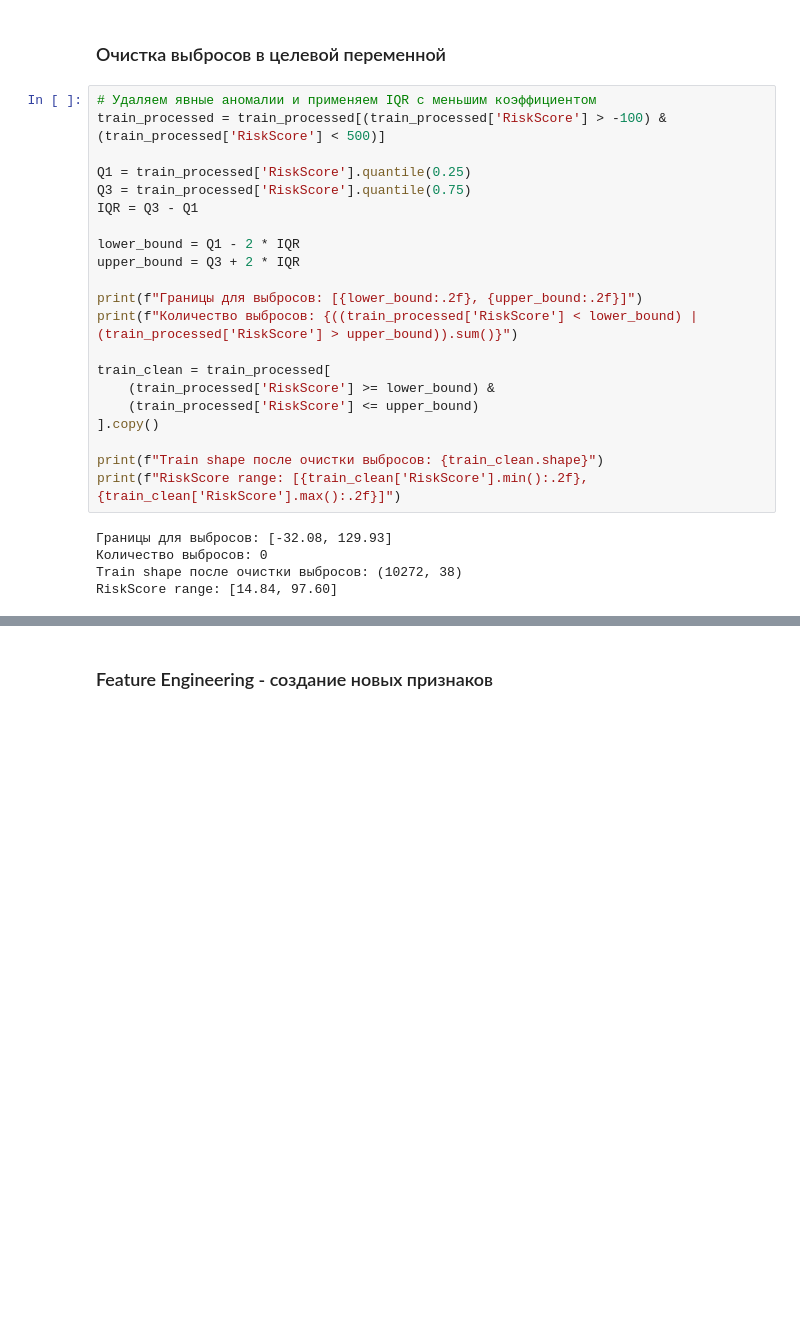
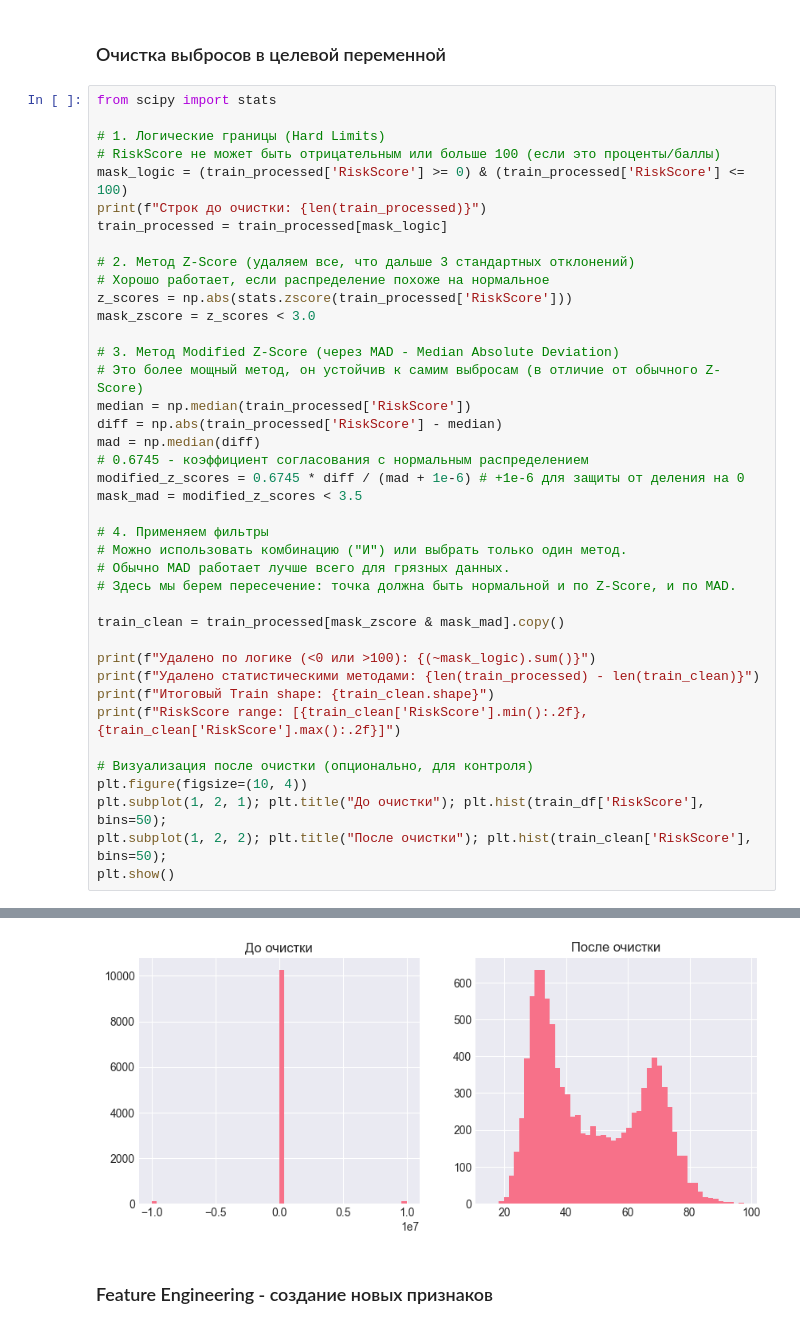
Before and after one commit to NikitaKoros/ml-5-sem, a Jupyter notebook: lab1/lab1.ipynb, the cells around one changed output, grey strips where cells are left out. Cells and saved outputs as stored; diff of their text form; blank space fills up the shorter version.

```diff
--- a/lab1/lab1.ipynb
+++ b/lab1/lab1.ipynb
@@ -243,29 +243,44 @@ Train shape после предобработки: (10366, 38)
 Test shape после предобработки: (5000, 38)
 # %% [markdown]
 ### Очистка выбросов в целевой переменной
-# %%
-# Удаляем явные аномалии и применяем IQR с меньшим коэффициентом
-train_processed = train_processed[(train_processed['RiskScore'] > -100) & (train_processed['RiskScore'] < 500)]
-
-Q1 = train_processed['RiskScore'].quantile(0.25)
-Q3 = train_processed['RiskScore'].quantile(0.75)
-IQR = Q3 - Q1
-
-lower_bound = Q1 - 2 * IQR
-upper_bound = Q3 + 2 * IQR
-
-print(f"Границы для выбросов: [{lower_bound:.2f}, {upper_bound:.2f}]")
-print(f"Количество выбросов: {((train_processed['RiskScore'] < lower_bound) | (train_processed['RiskScore'] > upper_bound)).sum()}")
-
-train_clean = train_processed[
-    (train_processed['RiskScore'] >= lower_bound) &
-    (train_processed['RiskScore'] <= upper_bound)
-].copy()
-
-print(f"Train shape после очистки выбросов: {train_clean.shape}")
-print(f"RiskScore range: [{train_clean['RiskScore'].min():.2f}, {train_clean['RiskScore'].max():.2f}]")
-# %% [output]
-Границы для выбросов: [-32.08, 129.93]
-Количество выбросов: 0
-Train shape после очистки выбросов: (10272, 38)
-RiskScore range: [14.84, 97.60]
+# %%
+from scipy import stats
+
+# 1. Логические границы (Hard Limits)
+# RiskScore не может быть отрицательным или больше 100 (если это проценты/баллы)
+mask_logic = (train_processed['RiskScore'] >= 0) & (train_processed['RiskScore'] <= 100)
+print(f"Строк до очистки: {len(train_processed)}")
+train_processed = train_processed[mask_logic]
+
+# 2. Метод Z-Score (удаляем все, что дальше 3 стандартных отклонений)
+# Хорошо работает, если распределение похоже на нормальное
+z_scores = np.abs(stats.zscore(train_processed['RiskScore']))
+mask_zscore = z_scores < 3.0
+
+# 3. Метод Modified Z-Score (через MAD - Median Absolute Deviation)
+# Это более мощный метод, он устойчив к самим выбросам (в отличие от обычного Z-Score)
+median = np.median(train_processed['RiskScore'])
+diff = np.abs(train_processed['RiskScore'] - median)
+mad = np.median(diff)
+# 0.6745 - коэффициент согласования с нормальным распределением
+modified_z_scores = 0.6745 * diff / (mad + 1e-6) # +1e-6 для защиты от деления на 0
+mask_mad = modified_z_scores < 3.5
+
+# 4. Применяем фильтры
+# Можно использовать комбинацию ("И") или выбрать только один метод.
+# Обычно MAD работает лучше всего для грязных данных.
+# Здесь мы берем пересечение: точка должна быть нормальной и по Z-Score, и по MAD.
+
+train_clean = train_processed[mask_zscore & mask_mad].copy()
+
+print(f"Удалено по логике (<0 или >100): {(~mask_logic).sum()}")
+print(f"Удалено статистическими методами: {len(train_processed) - len(train_clean)}")
+print(f"Итоговый Train shape: {train_clean.shape}")
+print(f"RiskScore range: [{train_clean['RiskScore'].min():.2f}, {train_clean['RiskScore'].max():.2f}]")
+
+# Визуализация после очистки (опционально, для контроля)
+plt.figure(figsize=(10, 4))
+plt.subplot(1, 2, 1); plt.title("До очистки"); plt.hist(train_df['RiskScore'], bins=50);
+plt.subplot(1, 2, 2); plt.title("После очистки"); plt.hist(train_clean['RiskScore'], bins=50);
+plt.show()
+# %% [output]
@@ -272,3 +292,4 @@ RiskScore range: [14.84, 97.60]
+[figure, added]
 # %% [markdown]
 ### Feature Engineering - создание новых признаков
 # %%
```
Also changed, not shown: parts of 8 cells of this notebook.
